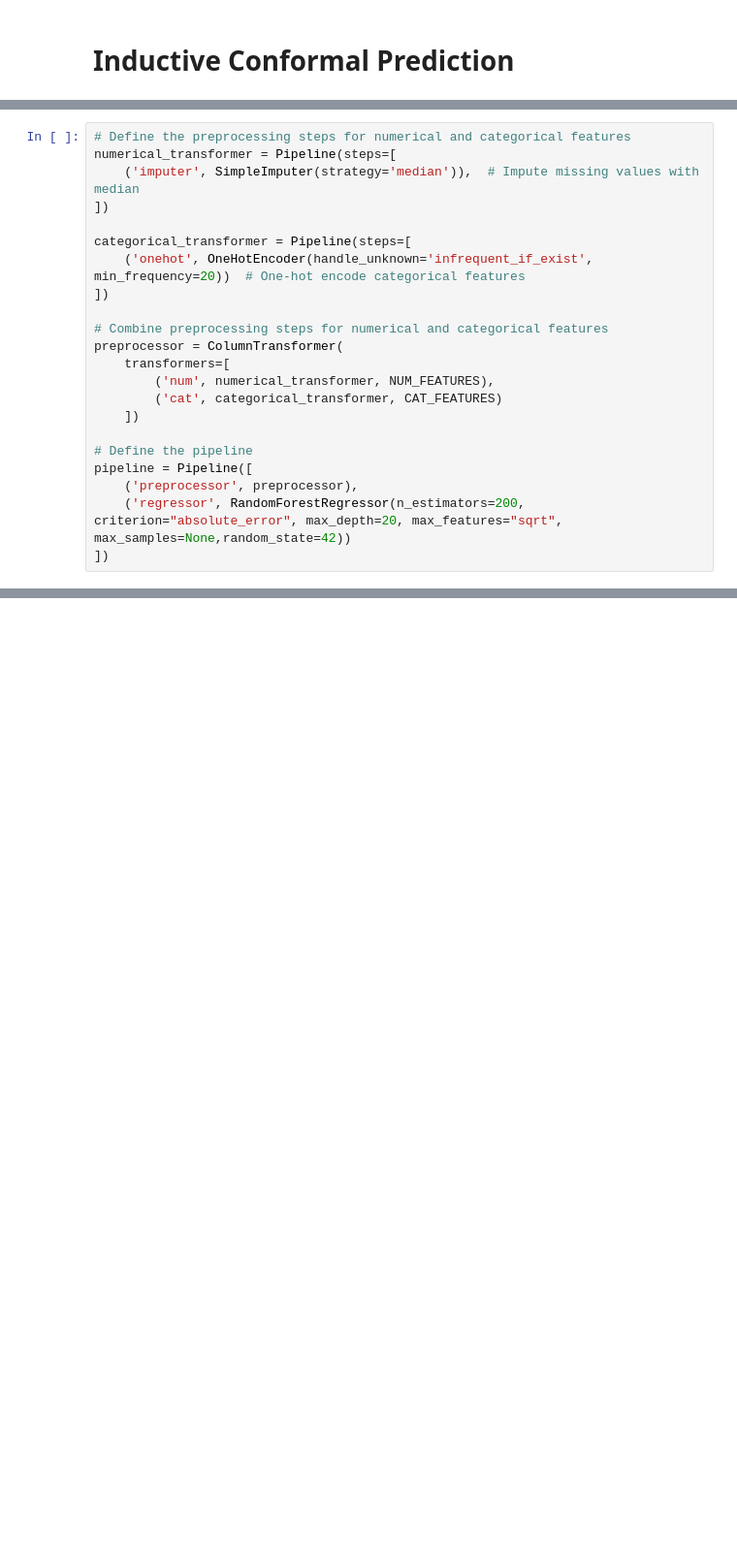
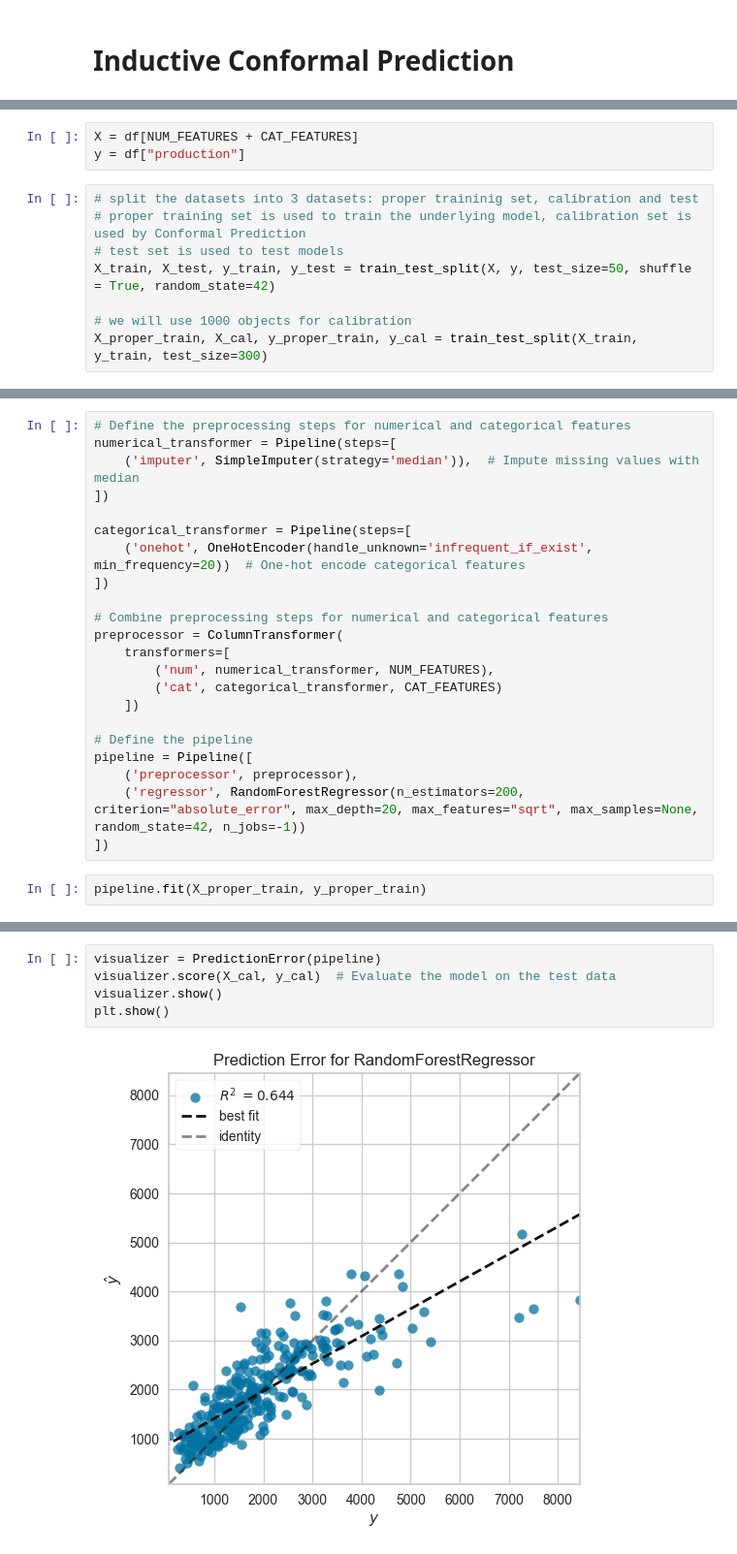
Before and after one commit to samuelcastan/predicting-gas-production, a Jupyter notebook: notebooks/conformal_prediction.ipynb, the cells around one changed output, grey strips where cells are left out. Shown at 97% size. Cells and saved outputs as stored; diff of their text form; blank space fills up the shorter version.

Commit message:
first iteration of conformal prediction notebook

```diff
--- a/notebooks/conformal_prediction.ipynb
+++ b/notebooks/conformal_prediction.ipynb
@@ -10,0 +24,11 @@ df = pd.read_csv()
+# %%
+X = df[NUM_FEATURES + CAT_FEATURES]
+y = df["production"]
+# %%
+# split the datasets into 3 datasets: proper traininig set, calibration and test
+# proper training set is used to train the underlying model, calibration set is used by Conformal Prediction
+# test set is used to test models
+X_train, X_test, y_train, y_test = train_test_split(X, y, test_size=50, shuffle = True, random_state=42)
+
+# we will use 1000 objects for calibration
+X_proper_train, X_cal, y_proper_train, y_cal = train_test_split(X_train, y_train, test_size=300)
@@ -28,5 +56,7 @@ preprocessor = ColumnTransformer(
 # Define the pipeline
 pipeline = Pipeline([
     ('preprocessor', preprocessor),
-    ('regressor', RandomForestRegressor(n_estimators=200, criterion="absolute_error", max_depth=20, max_features="sqrt", max_samples=None,random_state=42))
+    ('regressor', RandomForestRegressor(n_estimators=200, criterion="absolute_error", max_depth=20, max_features="sqrt", max_samples=None, random_state=42, n_jobs=-1))
 ])
+# %%
+pipeline.fit(X_proper_train, y_proper_train)
@@ -32,0 +94,7 @@ pipeline = Pipeline([
+# %%
+visualizer = PredictionError(pipeline)
+visualizer.score(X_cal, y_cal)  # Evaluate the model on the test data
+visualizer.show()
+plt.show()
+# %% [output]
+[figure, added]
```
Also changed, not shown: parts of 17 cells of this notebook, 1 other file.
